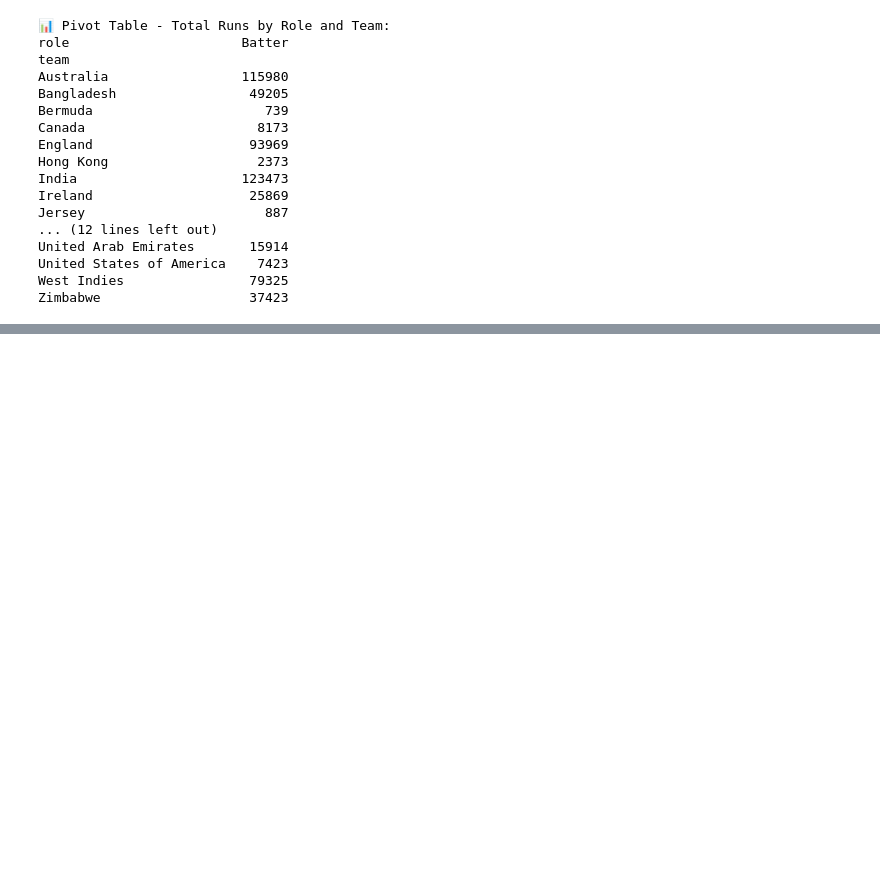
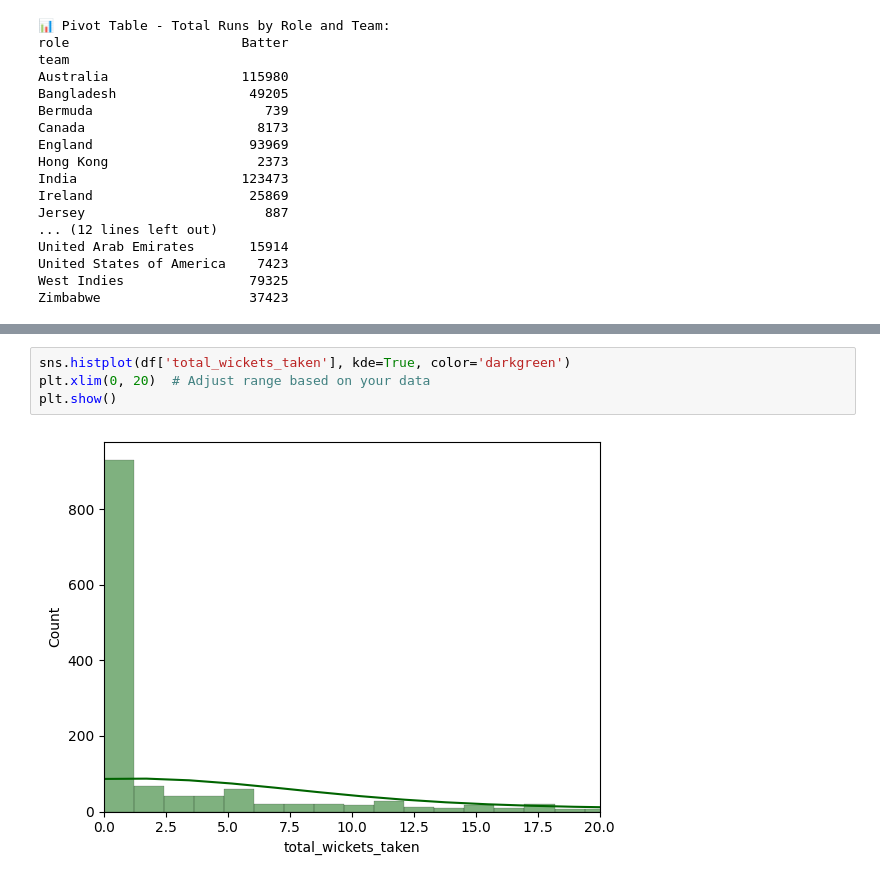
Before and after one commit to sashank1326/DAV-assignment-196, a Jupyter notebook: analysis.ipynb, the cells around one changed output, grey strips where cells are left out. Cells and saved outputs as stored; diff of their text form; blank space fills up the shorter version.

```diff
--- a/analysis.ipynb
+++ b/analysis.ipynb
@@ -941,0 +951,6 @@ Zimbabwe                   37423
+# %%
+sns.histplot(df['total_wickets_taken'], kde=True, color='darkgreen')
+plt.xlim(0, 20)  # Adjust range based on your data
+plt.show()
+# %% [output]
+[figure, added]
```
Also changed, not shown: parts of 14 cells of this notebook.
